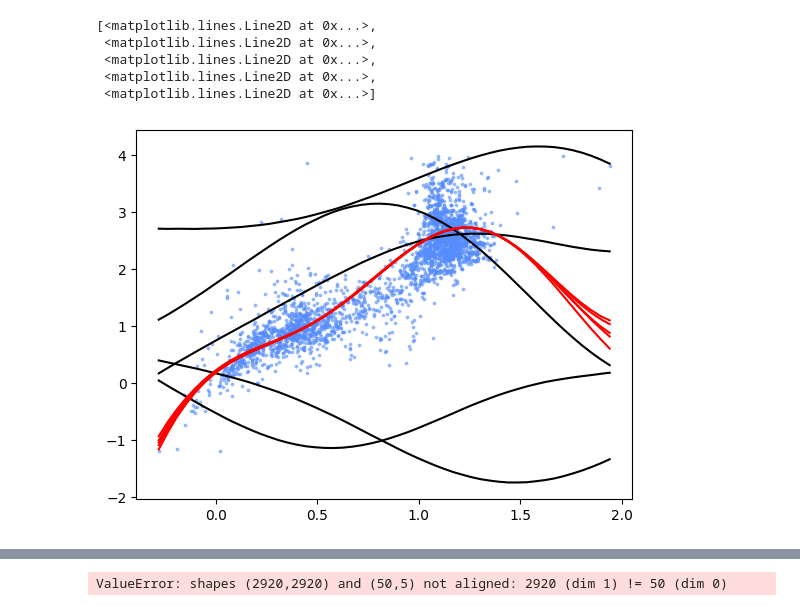
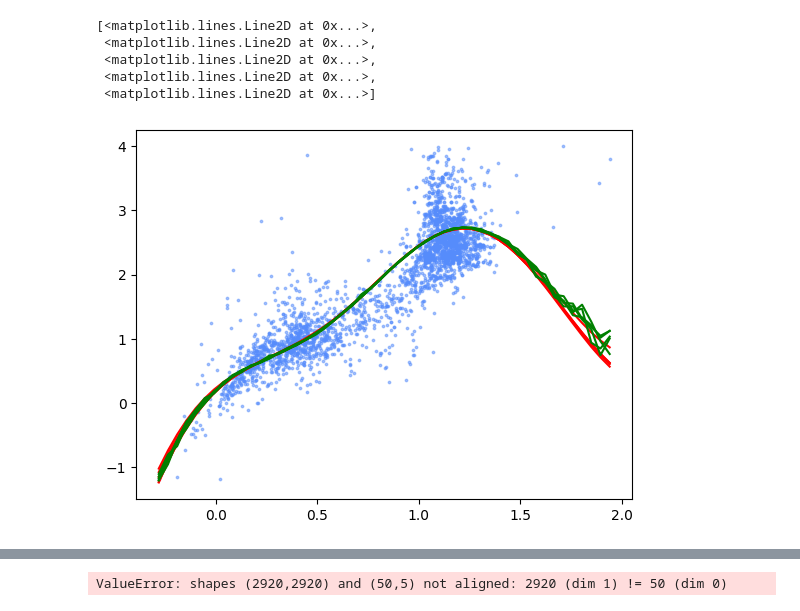
Before and after one commit to CosmicHitchhiker/ds_astro_2026s, a Jupyter notebook: ex5/ex5.ipynb, the cells around one changed output, grey strips where cells are left out. Drawn from its saved outputs; the diff is of its cells as text; code cells hidden in the pictures.

```diff
--- a/ex5/ex5.ipynb
+++ b/ex5/ex5.ipynb
@@ -52,7 +52,7 @@ mu = np.dot(Lk.T, np.linalg.solve(L, y))
 # variance at our test points.
 K_ = kernel(Xtest, Xtest)
 s2 = np.diag(K_) - np.sum(Lk**2, axis=0)
-s = np.sqrt(s2)
+s = np.sqrt(s2).reshape(-1,1)
 # %%
 #draw samples from the prior distribution
 L = np.linalg.cholesky(K_ + 1e-6*np.eye(n))
@@ -61,3 +61,5 @@ f_prior = np.dot(L, np.random.normal(size=(n,5)))
 #draw samples from the posterior distribution
 L = np.linalg.cholesky(K_ + 1e-6*np.eye(n) - np.dot(Lk.T, Lk))
 f_post = mu.reshape(-1,1) + np.dot(L, np.random.normal(size=(n,5)))
+# %%
+f_post2 = np.random.normal(mu.reshape(-1,1), s.reshape(-1,1), size=(n,5))
@@ -64,12 +98,13 @@ f_post = mu.reshape(-1,1) + np.dot(L, np.random.normal(size=(n,5)))
 # %%
 plt.scatter(X, y, alpha=0.5, s=3)
-plt.plot(Xtest, f_prior, 'k-', label='prior')
+# plt.plot(Xtest, f_prior, 'k-', label='prior')
 plt.plot(Xtest, f_post, 'r-', label='posterior')
+plt.plot(Xtest, f_post2, 'g-', label='posterior')
 # %% [output]
 [<matplotlib.lines.Line2D at 0x...>,
  <matplotlib.lines.Line2D at 0x...>,
  <matplotlib.lines.Line2D at 0x...>,
  <matplotlib.lines.Line2D at 0x...>,
  <matplotlib.lines.Line2D at 0x...>]
-[figure, old version]
+[figure, new version]
 # %%
```
Also changed, not shown: parts of 13 cells of this notebook.
